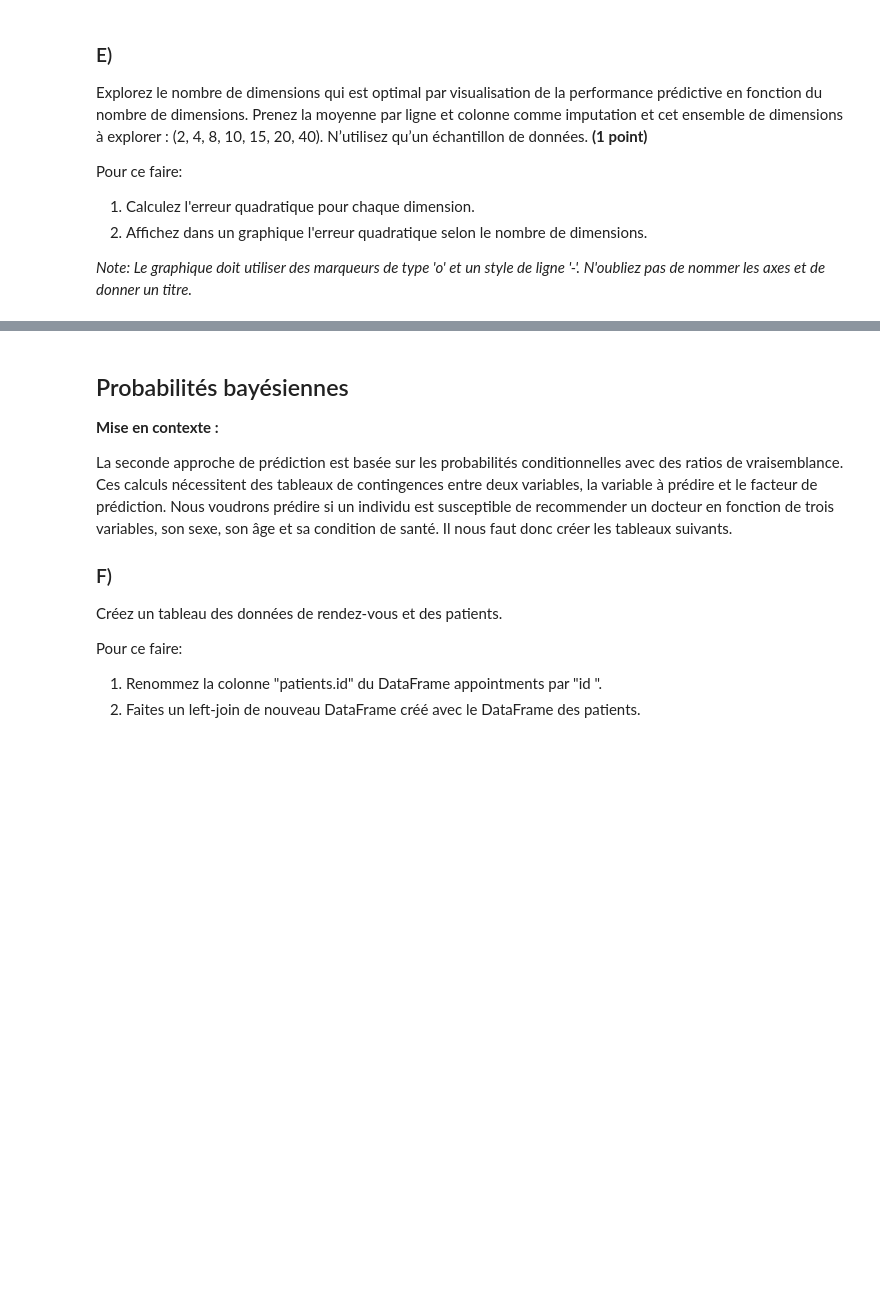
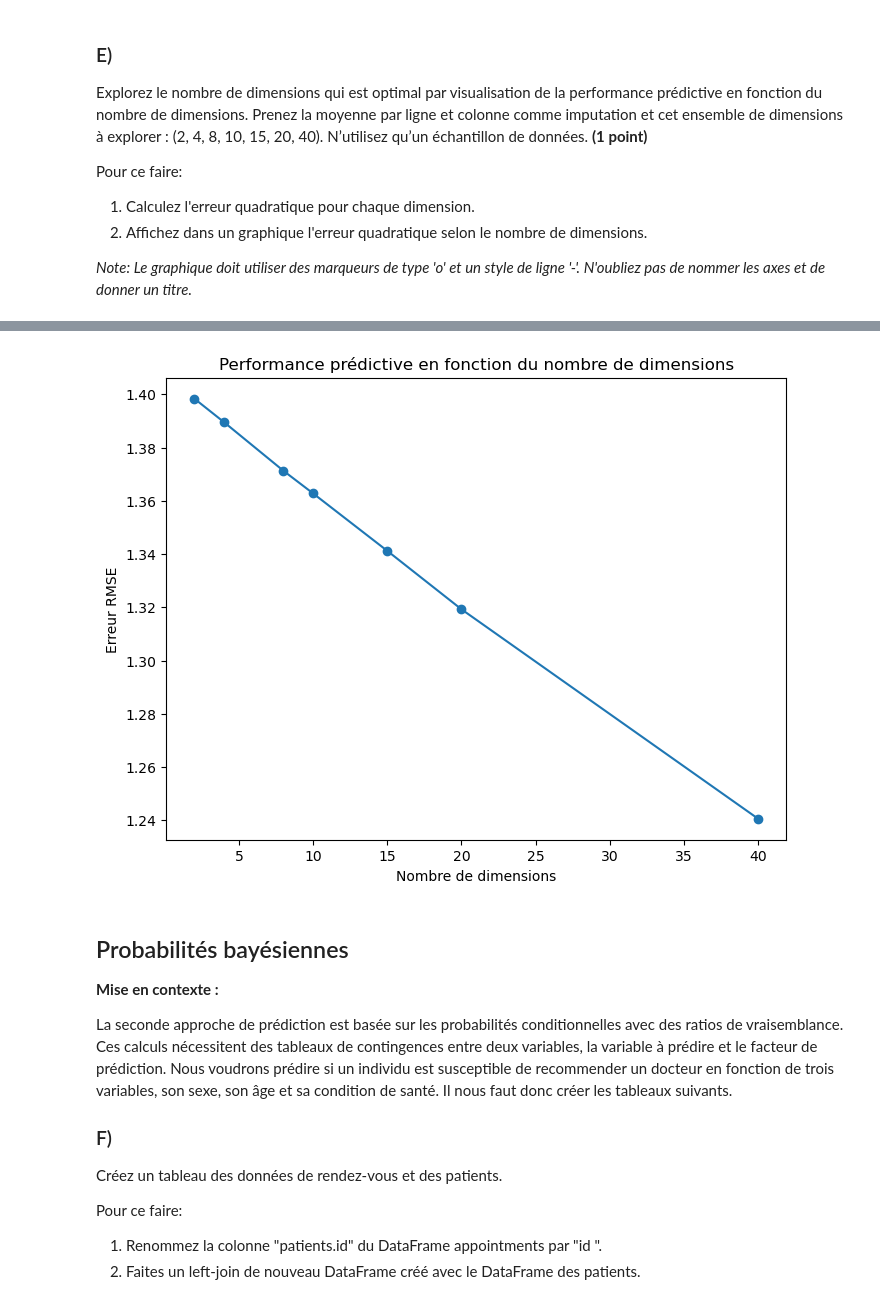
Before and after one commit to mohamedali05/INF8008, a Jupyter notebook: TP3/INF8008_TP3_LAJNEF_KLASING.ipynb, the cells around one changed output, grey strips where cells are left out. Saved outputs shown, nothing was run; the diff lists cells and outputs as text; code cells hidden in the pictures; blank space fills up the shorter version.

```diff
--- a/TP3/INF8008_TP3_LAJNEF_KLASING.ipynb
+++ b/TP3/INF8008_TP3_LAJNEF_KLASING.ipynb
@@ -203,0 +166,16 @@ array([[nan,  5., nan, ..., nan, nan, nan],
+# %%
+n_dimensions = 14
+nombre_replis = 5
+valeurs_observees = ~np.isnan(appointments_matrix)
+#valeurs_observees = np.argwhere(~np.isnan(appointments_matrix))
+
+indices_observations = np.flatnonzero(valeurs_observees)
+#indices_observations = np.arange(96948)
+#np.random.shuffle(indices_observations)  # Mélanger les indices
+echantillonReplis = np.array_split(indices_observations, nombre_replis)
+#print("Dimensions de echantillonReplis :", len(echantillonReplis))
+
+echantillonReplis = np.array([np.random.choice(repli, 19389, replace=False) for repli in echantillonReplis])
+
+# Vérification des dimensions
+print("Dimensions de echantillonReplis :", echantillonReplis.shape)  # Devrait afficher (5, 19389)
@@ -250,3 +284,34 @@ import matplotlib.pyplot as plt
+# %%
+#TODO:
+
+
+dimensions_a_explorer = [2, 4, 8, 10, 15, 20, 40]
+erreurs_rmse_par_dimension = []
+echantillon_test = echantillonReplis[0]
+
+# Calcul de l'erreur pour chaque dimension
+for n_dim in dimensions_a_explorer:
+    erreur_rmse = validation_croisee(
+        appointments_matrix,
+        matrix_row_col_mean,
+        echantillon_test,
+        valeurs_observees,
+        n_dim
+    )
+    erreurs_rmse_par_dimension.append(erreur_rmse)
+
+plt.figure(figsize=(8, 6))
+plt.plot(dimensions_a_explorer, erreurs_rmse_par_dimension, marker='o', linestyle='-')
+
+
+plt.title("Performance prédictive en fonction du nombre de dimensions")
+plt.xlabel("Nombre de dimensions")
+plt.ylabel("Erreur RMSE")
+
+# Affichage
+plt.show()
+# %% [output]
+[figure, added]
 # %% [markdown]
 ## Probabilités bayésiennes
 
```
Also changed, not shown: parts of 15 cells of this notebook.
